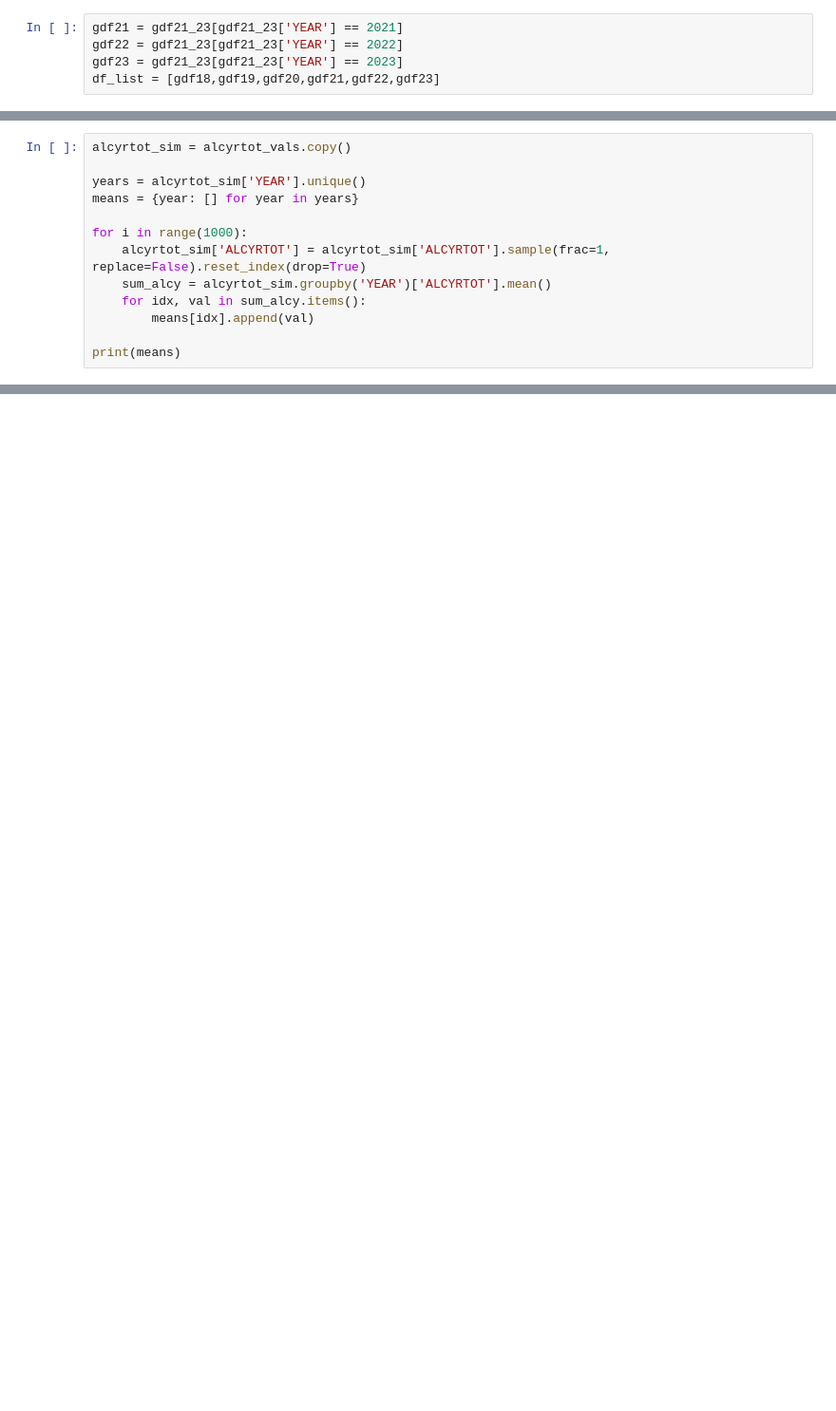
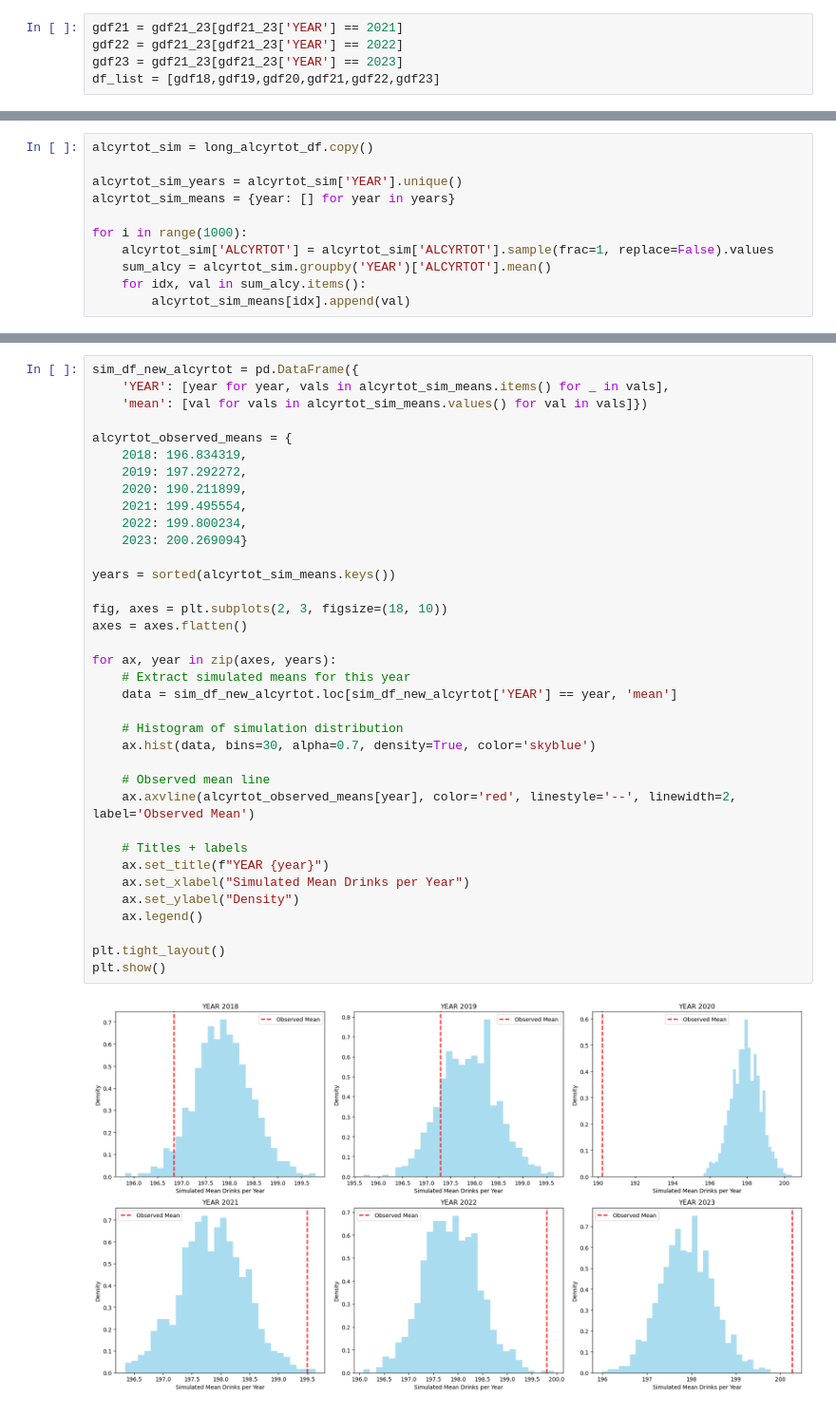
Before and after one commit to AdamTaylor1308/SEIS631_Final_Project, a Jupyter notebook: SEIS631FinalProject.ipynb, the cells around one changed output, grey strips where cells are left out. Shown: that part at 95% size. Drawn from its saved outputs; the diff is of its cells as text; blank space fills up the shorter version.

```diff
--- a/SEIS631FinalProject.ipynb
+++ b/SEIS631FinalProject.ipynb
@@ -314,13 +218,11 @@ gather_alcrtot_vals(df_list)
 # %%
-alcyrtot_sim = alcyrtot_vals.copy()
+alcyrtot_sim = long_alcyrtot_df.copy()
 
-years = alcyrtot_sim['YEAR'].unique()
-means = {year: [] for year in years}
+alcyrtot_sim_years = alcyrtot_sim['YEAR'].unique()
+alcyrtot_sim_means = {year: [] for year in years}
 
 for i in range(1000):
-    alcyrtot_sim['ALCYRTOT'] = alcyrtot_sim['ALCYRTOT'].sample(frac=1, replace=False).reset_index(drop=True)
+    alcyrtot_sim['ALCYRTOT'] = alcyrtot_sim['ALCYRTOT'].sample(frac=1, replace=False).values
     sum_alcy = alcyrtot_sim.groupby('YEAR')['ALCYRTOT'].mean()
     for idx, val in sum_alcy.items():
-        means[idx].append(val)
-
-print(means)
+        alcyrtot_sim_means[idx].append(val)
@@ -328,0 +255,38 @@ print(means)
+# %%
+sim_df_new_alcyrtot = pd.DataFrame({
+    'YEAR': [year for year, vals in alcyrtot_sim_means.items() for _ in vals],
+    'mean': [val for vals in alcyrtot_sim_means.values() for val in vals]})
+
+alcyrtot_observed_means = {
+    2018: 196.834319,
+    2019: 197.292272,
+    2020: 190.211899,
+    2021: 199.495554,
+    2022: 199.800234,
+    2023: 200.269094}
+
+years = sorted(alcyrtot_sim_means.keys())
+
+fig, axes = plt.subplots(2, 3, figsize=(18, 10))
+axes = axes.flatten()
+
+for ax, year in zip(axes, years):
+    # Extract simulated means for this year
+    data = sim_df_new_alcyrtot.loc[sim_df_new_alcyrtot['YEAR'] == year, 'mean']
+
+    # Histogram of simulation distribution
+    ax.hist(data, bins=30, alpha=0.7, density=True, color='skyblue')
+
+    # Observed mean line
+    ax.axvline(alcyrtot_observed_means[year], color='red', linestyle='--', linewidth=2, label='Observed Mean')
+
+    # Titles + labels
+    ax.set_title(f"YEAR {year}")
+    ax.set_xlabel("Simulated Mean Drinks per Year")
+    ax.set_ylabel("Density")
+    ax.legend()
+
+plt.tight_layout()
+plt.show()
+# %% [output]
+[figure, added]
```
Also changed, not shown: parts of 24 cells of this notebook, 2 other files.
